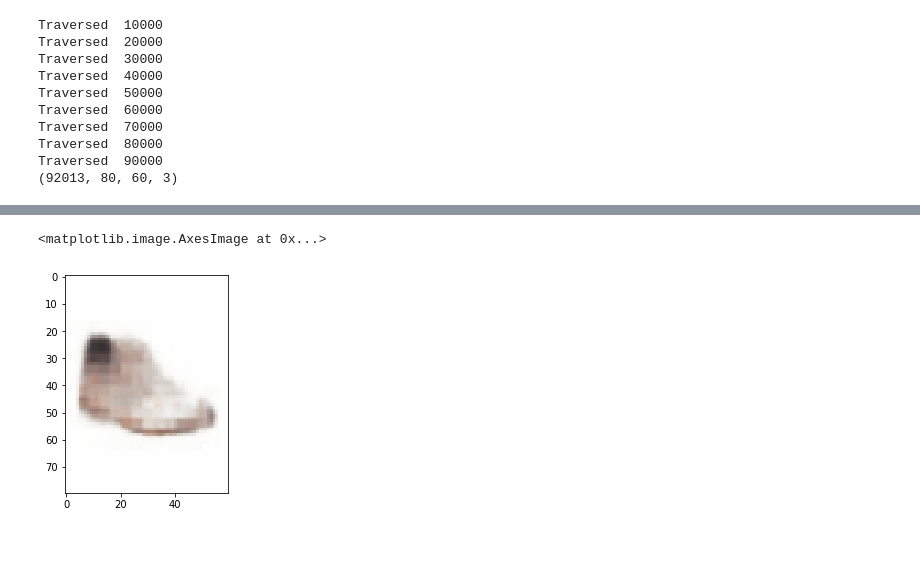
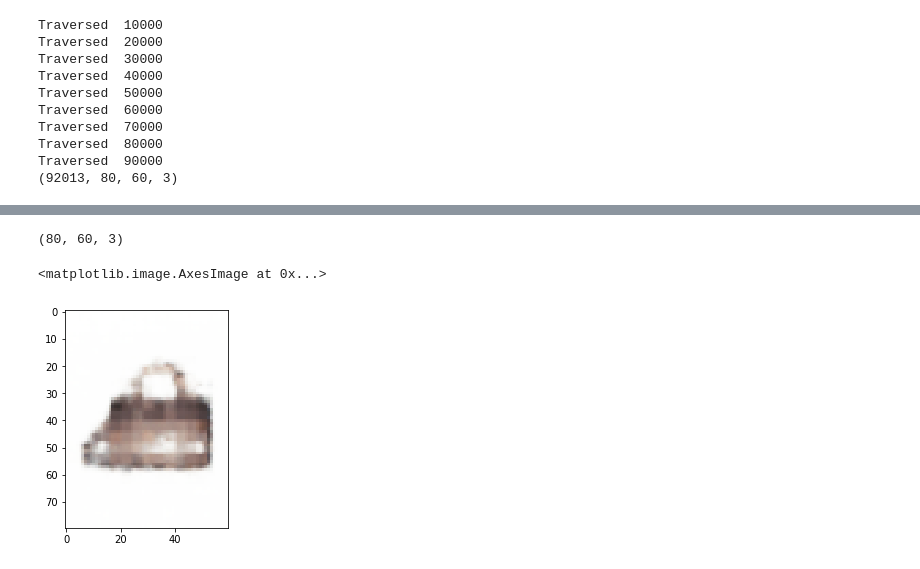
Before and after one commit to sarmientoj24/EE298, a Jupyter notebook: VAE.ipynb, the cells around one changed output, grey strips where cells are left out. Saved outputs shown, nothing was run; the diff lists cells and outputs as text; code cells hidden in the pictures.

```diff
--- a/VAE.ipynb
+++ b/VAE.ipynb
@@ -591,5 +602,12 @@ out_vae = vae.predict(x)
-# %%
-plt.imshow(out_vae[0])
-# %% [output]
-<matplotlib.image.AxesImage at 0x...>
-[figure, removed]
+# %%
+img_1 = imgs[100]
+x = imageio.imread(img_1)
+x = x.astype(np.float32) / 255.0
+x = np.reshape(x, [-1, 80, 60, 3])
+print(x[0].shape)
+out_vae = vae.predict(x)
+plt.imshow(out_vae[0])
+# %% [output]
+(80, 60, 3)
+<matplotlib.image.AxesImage at 0x...>
+[figure, added]
```
Also changed, not shown: parts of 10 cells of this notebook.
